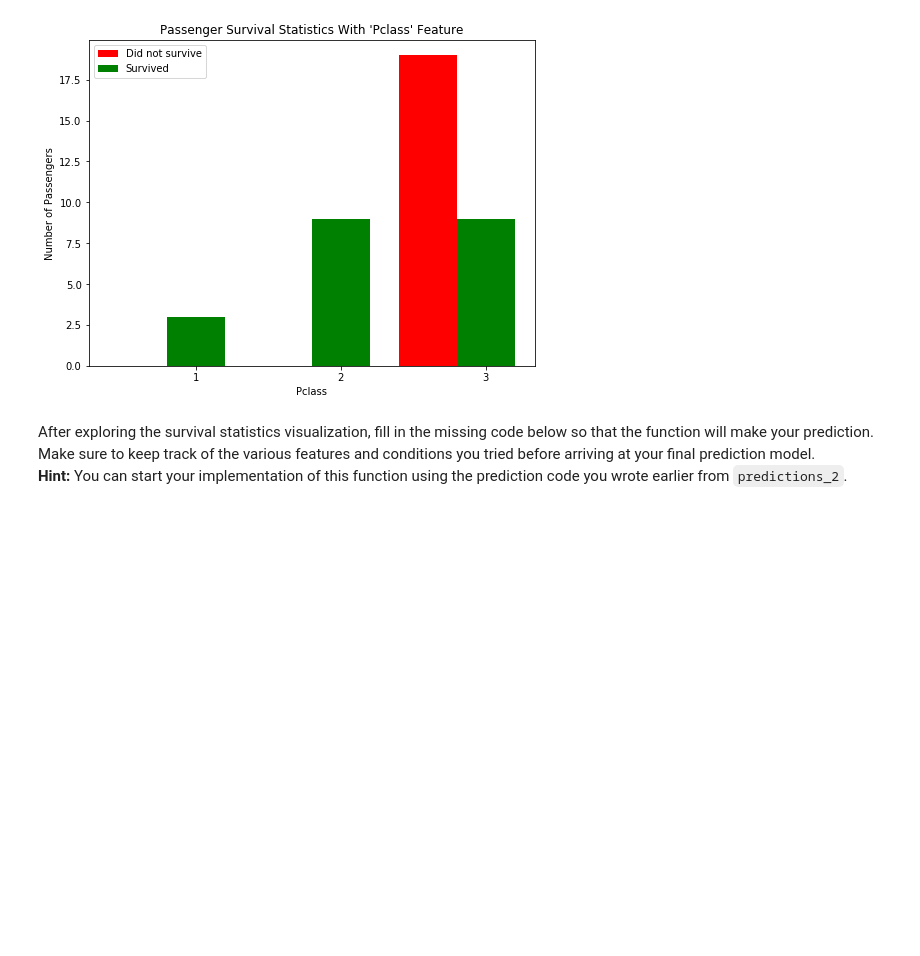
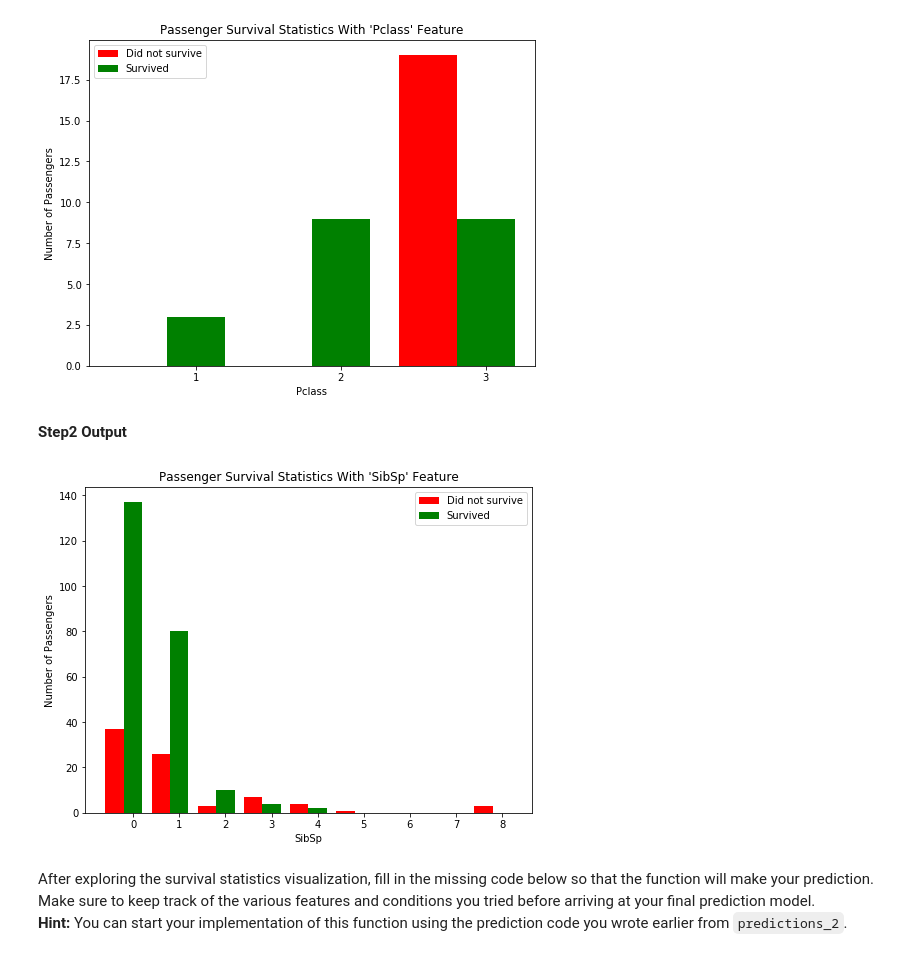
Before and after one commit to proshank/titanic_survival_exploration, a Jupyter notebook: titanic_survival_exploration.ipynb, the cells around one changed output. Drawn from its saved outputs; the diff is of its cells as text; code cells hidden in the pictures; blank space fills up the shorter version.

```diff
--- a/titanic_survival_exploration.ipynb
+++ b/titanic_survival_exploration.ipynb
@@ -210,6 +212,12 @@ Use the `survival_stats` function below to to examine various survival statistic
 vs.survival_stats(data, outcomes, 'Pclass', ["Sex == 'male'","Age < 16"])
 # %% [output]
 [figure]
+# %% [markdown]
+**Step2 Output**
+# %%
+vs.survival_stats(data, outcomes, 'SibSp', ["Sex == 'female'"])
+# %% [output]
+[figure, added]
 # %% [markdown]
 After exploring the survival statistics visualization, fill in the missing code below so that the function will make your prediction.
 Make sure to keep track of the various features and conditions you tried before arriving at your final prediction model.
```
Also changed, not shown: parts of 3 cells of this notebook, 1 other file.
